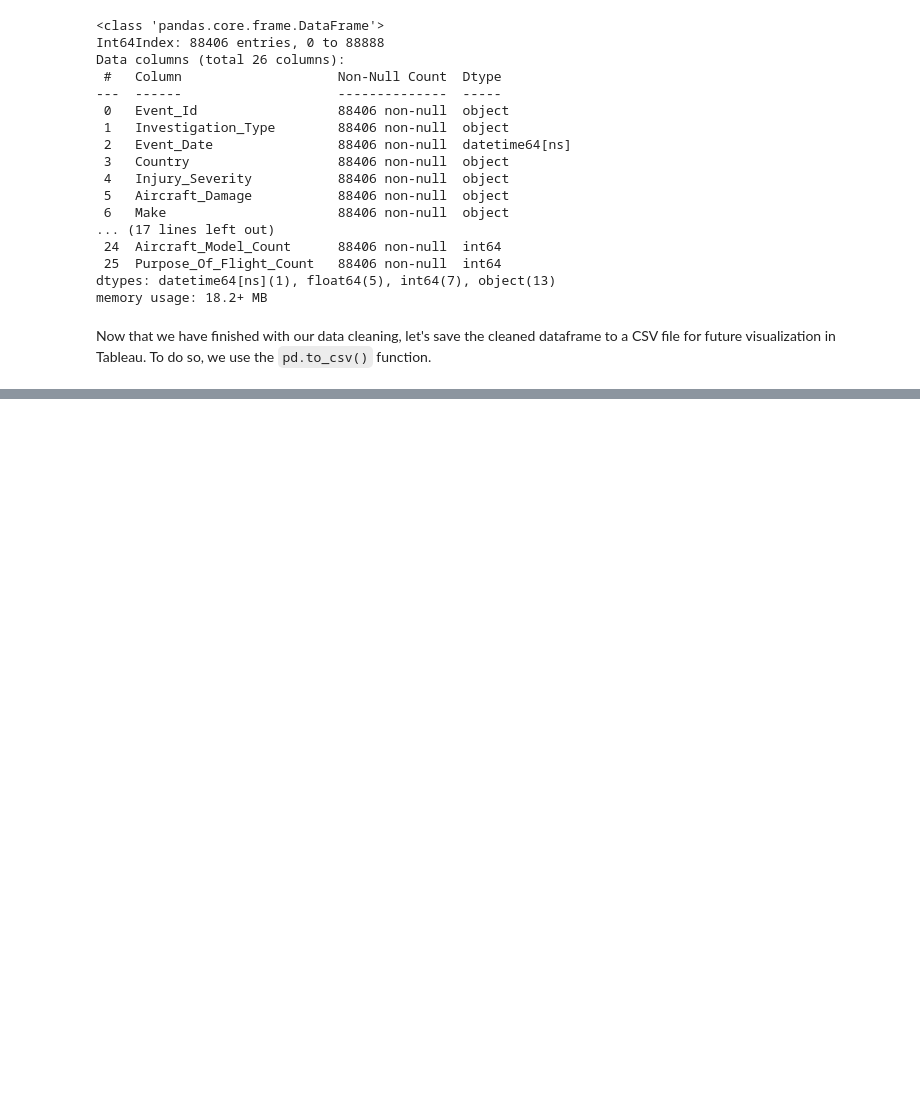
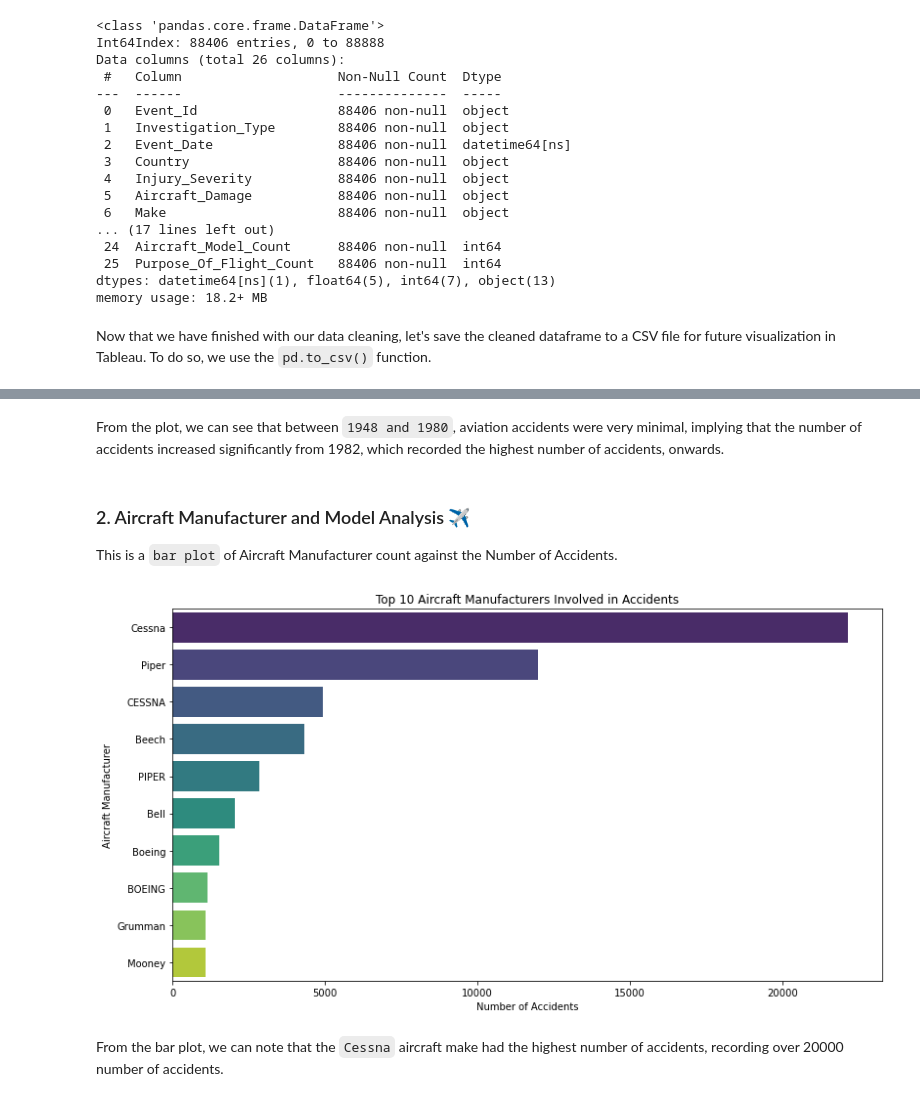
Before and after one commit to Patricknmaina/dsc-phase-1-project, a Jupyter notebook: index.ipynb, the cells around one changed output, grey strips where cells are left out. Drawn from its saved outputs; the diff is of its cells as text; code cells hidden in the pictures; blank space fills up the shorter version.

```diff
--- a/index.ipynb
+++ b/index.ipynb
@@ -629,0 +674,17 @@ aviation_df_clean.to_csv('data/Aviation_Data_Cleaned.csv')
+# %% [markdown]
+From the plot, we can see that between `1948 and 1980`, aviation accidents were very minimal, implying that the number of accidents increased significantly from 1982, which recorded the highest number of accidents, onwards.
+# %% [markdown]
+### 2. Aircraft Manufacturer and Model Analysis ✈️
+This is a `bar plot` of Aircraft Manufacturer count against the Number of Accidents.
+# %%
+plt.figure(figsize=(13, 7))
+top_10_aircraft_makes = aviation_df_clean['Make'].value_counts().nlargest(10)
+sns.barplot(x=top_10_aircraft_makes.values, y=top_10_aircraft_makes.index, palette="viridis")
+plt.xlabel("Number of Accidents")
+plt.ylabel("Aircraft Manufacturer")
+plt.title("Top 10 Aircraft Manufacturers Involved in Accidents")
+plt.show()
+# %% [output]
+[figure, added]
+# %% [markdown]
+From the bar plot, we can note that the `Cessna` aircraft make had the highest number of accidents, recording over 20000 number of accidents.
```
Also changed, not shown: parts of 3 cells of this notebook.
